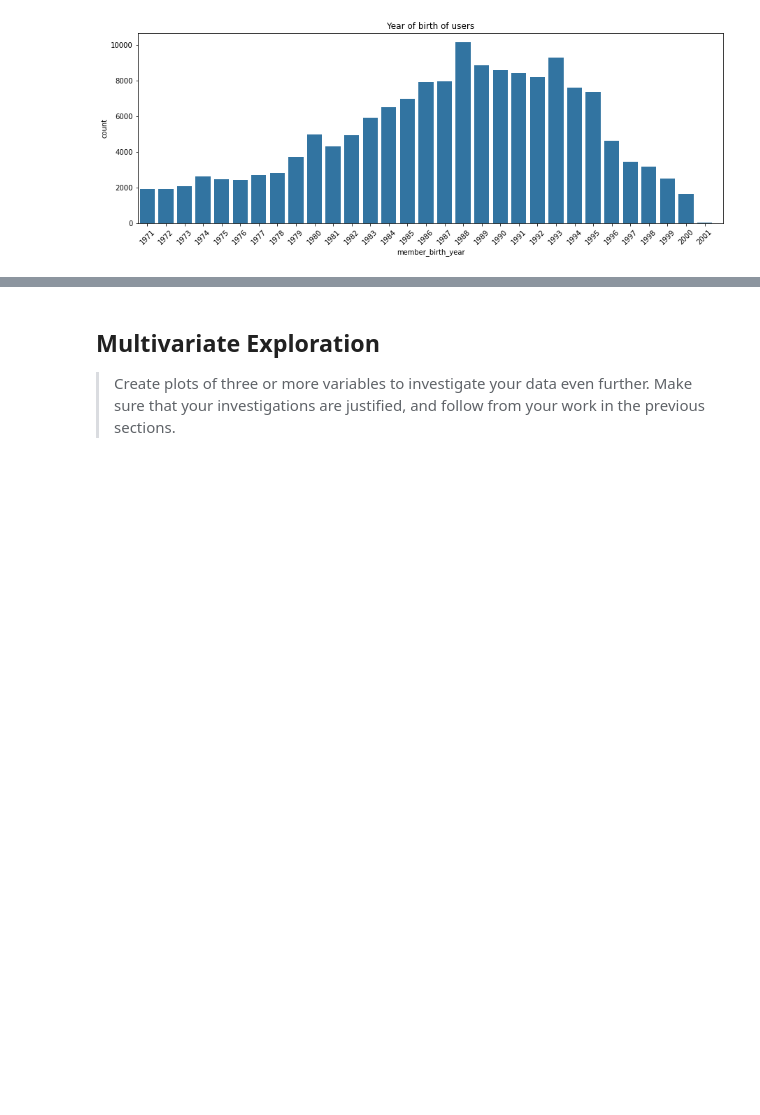
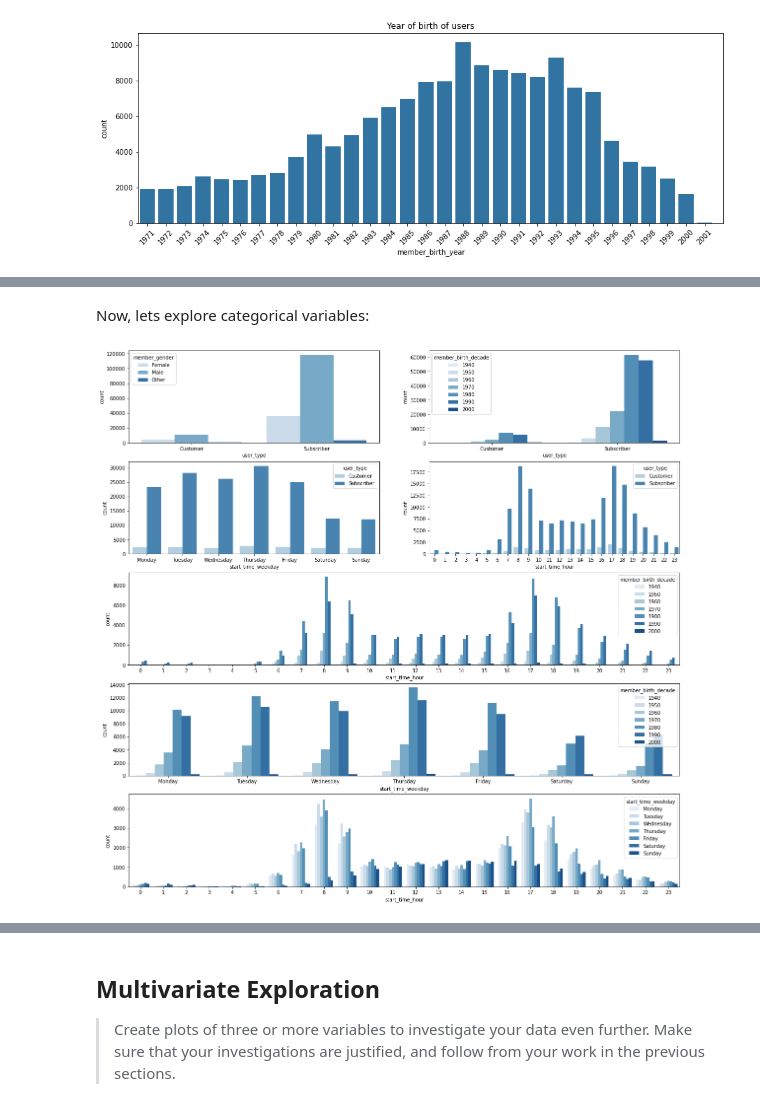
Before and after one commit to aingelmo/aingelmo.github.io, a Jupyter notebook: Project_5_Communicate-Data-Findings/exploration_template.ipynb, the cells around one changed output, grey strips where cells are left out. Cells and saved outputs as stored; diff of their text form; code cells hidden in the pictures; blank space fills up the shorter version.

```diff
--- a/Project_5_Communicate-Data-Findings/exploration_template.ipynb
+++ b/Project_5_Communicate-Data-Findings/exploration_template.ipynb
@@ -305,0 +329,34 @@ plt.show();
+# %% [markdown]
+Now, lets explore categorical variables:
+# %%
+plt.figure(figsize=[20,20])
+
+#User type by gender
+plt.subplot(5,2,1)
+sb.countplot(data=ford_clean, x="user_type", hue="member_gender", palette="Blues");
+
+#User type by decade of birth
+plt.subplot(5,2,2)
+sb.countplot(data=ford_clean, x="user_type", hue="member_birth_decade", palette="Blues");
+
+#User type by weekday
+plt.subplot(5,2,3)
+sb.countplot(data=ford_clean, x="start_time_weekday", hue="user_type", palette="Blues", order=week_order);
+
+#User type by houe
+plt.subplot(5,2,4)
+sb.countplot(data=ford_clean, x="start_time_hour", hue="user_type", palette="Blues");
+
+#Hour by decade of birth
+plt.subplot(5,1,3)
+sb.countplot(data=ford_clean, x="start_time_hour", hue="member_birth_decade", palette="Blues");
+
+#Day by decade of birth
+plt.subplot(5,1,4)
+sb.countplot(data=ford_clean, x="start_time_weekday", hue="member_birth_decade", palette="Blues", order=week_order);
+
+#Hour by startday
+plt.subplot(5,1,5)
+sb.countplot(data=ford_clean, x="start_time_hour", hue="start_time_weekday", palette="Blues", hue_order=week_order);
+# %% [output]
+[figure, added]
```
Also changed, not shown: parts of 15 cells of this notebook.
